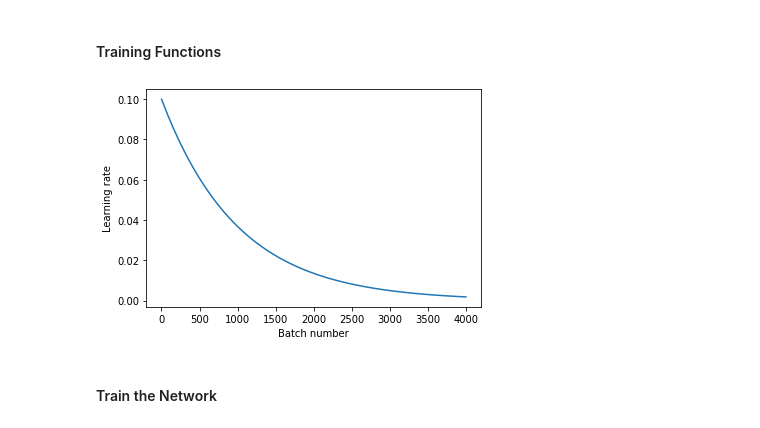
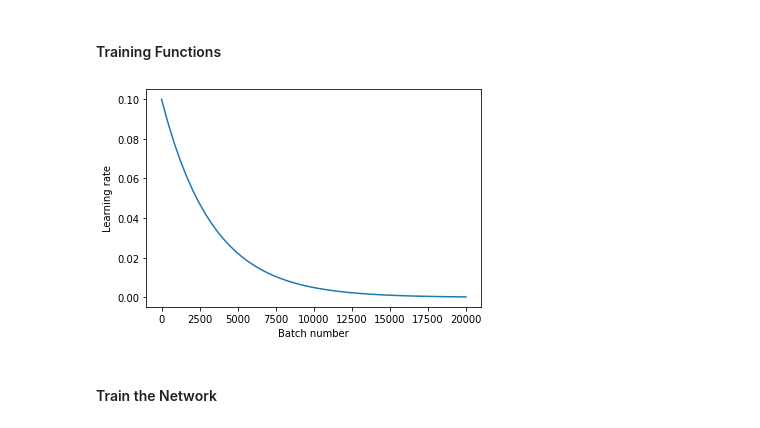
Before and after one commit to kaitken17/colab_based_projects, a Jupyter notebook: sythetic_analysis.ipynb, the cells around one changed output. Saved outputs shown, nothing was run; the diff lists cells and outputs as text; code cells hidden in the pictures.

```diff
--- a/sythetic_analysis.ipynb
+++ b/sythetic_analysis.ipynb
@@ -272,9 +280,3 @@ def default_params(toy_params):
   return toy_params
 # %% [markdown]
 #### Toy Data Tests
-# %%
-a = np.asarray([[1,2],[3,4]])
-b = np.asarray([[1],[1]])
-print(a.shape)
-print(b.shape)
-np.take_along_axis(a, b, axis=1)
@@ -641,20 +696,20 @@ def test_accuracy(params, test_batch):
   return np.mean(_accs)
 # %%
 # Optimization hyperparameters
-num_batchs = 4000        # Total number of batches to train on.
+num_batchs = 20000        # Total number of batches to train on.
 init_lr = 0.1          # initial learning rate
-decay_factor = 0.999     # decay the learning rate this much
+decay_factor = 0.9997     # decay the learning rate this much
 
 learning_rate = optimizers.exponential_decay(init_lr, decay_steps=1,
                                          decay_rate=decay_factor)
 
 batch_idxs = np.linspace(1, num_batchs)
 plt.plot(batch_idxs, [learning_rate(b) for b in batch_idxs])
 plt.axis('tight')
 plt.xlabel('Batch number')
 plt.ylabel('Learning rate');
 # %% [output]
-[figure, old version]
+[figure, new version]
 # %% [markdown]
 #### Train the Network
 # %%
```
Also changed, not shown: parts of 42 cells of this notebook.
